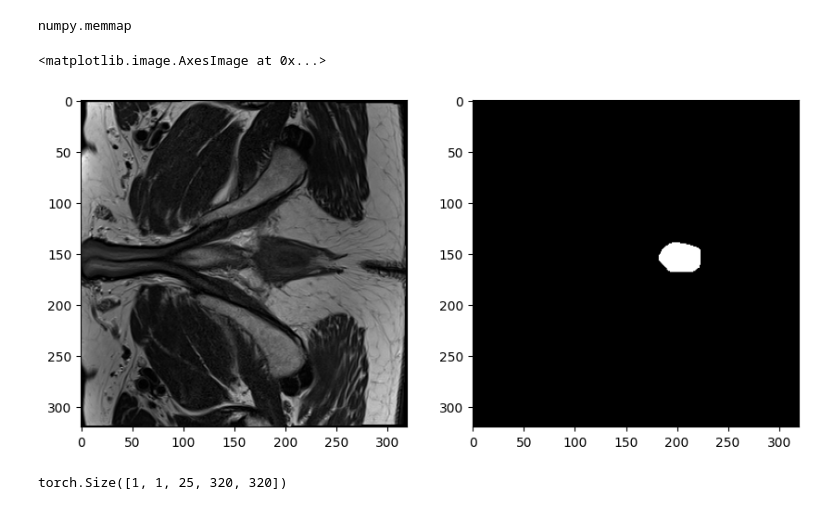
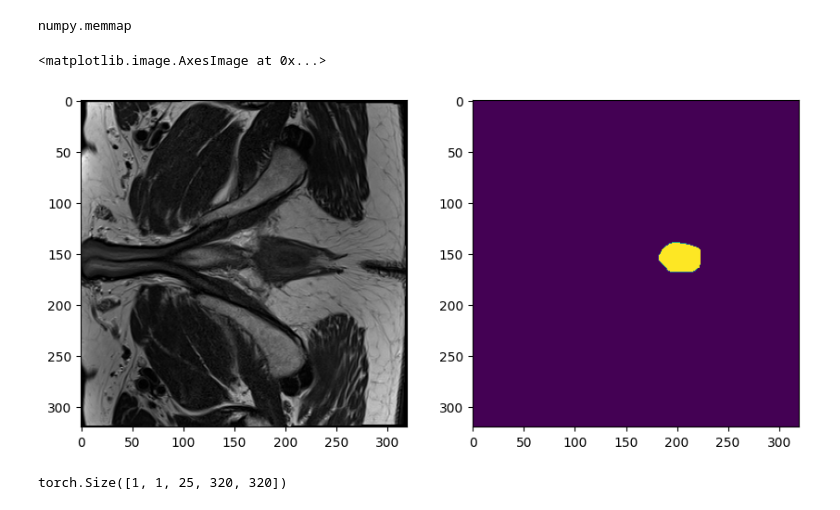
Before and after one commit to R-icntay/ml_cw2, a Jupyter notebook: multi_task_learning/unet.ipynb, the cells around one changed output. Cells and saved outputs as stored; diff of their text form; code cells hidden in the pictures.

```diff
--- a/multi_task_learning/unet.ipynb
+++ b/multi_task_learning/unet.ipynb
@@ -551,13 +554,13 @@ numpy.memmap
 # %%
 
 
 # Plot the image and mask
 fig, ax = plt.subplots(1, 2, figsize = (10, 5))
 ax[0].imshow(image_data[:, :, 0], cmap = "gray")
-ax[1].imshow(mask_data[:, :, 0], cmap = "gray")
+ax[1].imshow(mask_data[:, :, 0])
 # %% [output]
 <matplotlib.image.AxesImage at 0x...>
-[figure, old version]
+[figure, new version]
 # %%
 # Test nn.Conv3d
 conv = nn.Conv3d(in_channels=1, out_channels=1, kernel_size=3, padding=1, bias=False)
```
Also changed, not shown: parts of 9 cells of this notebook.
